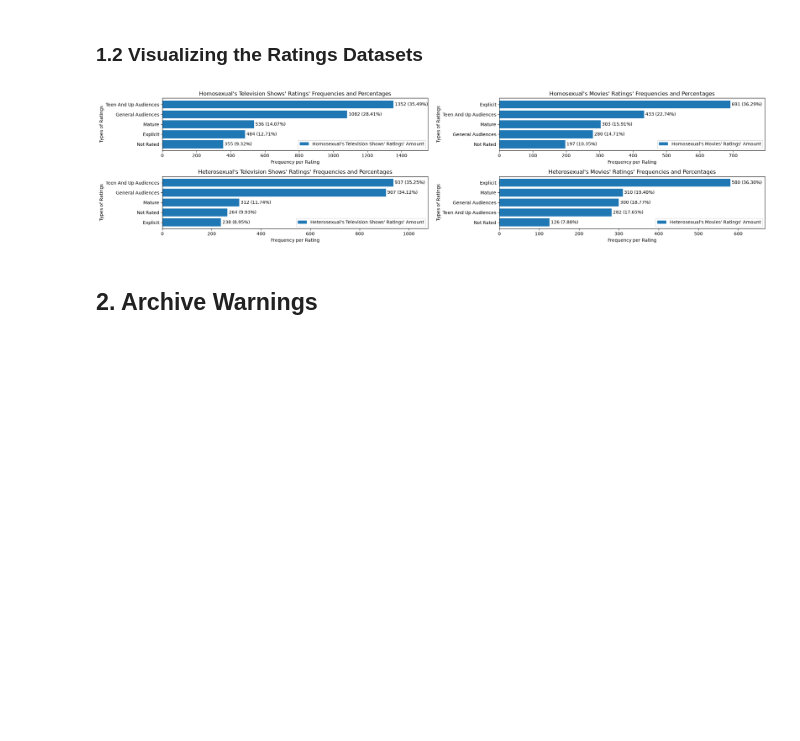
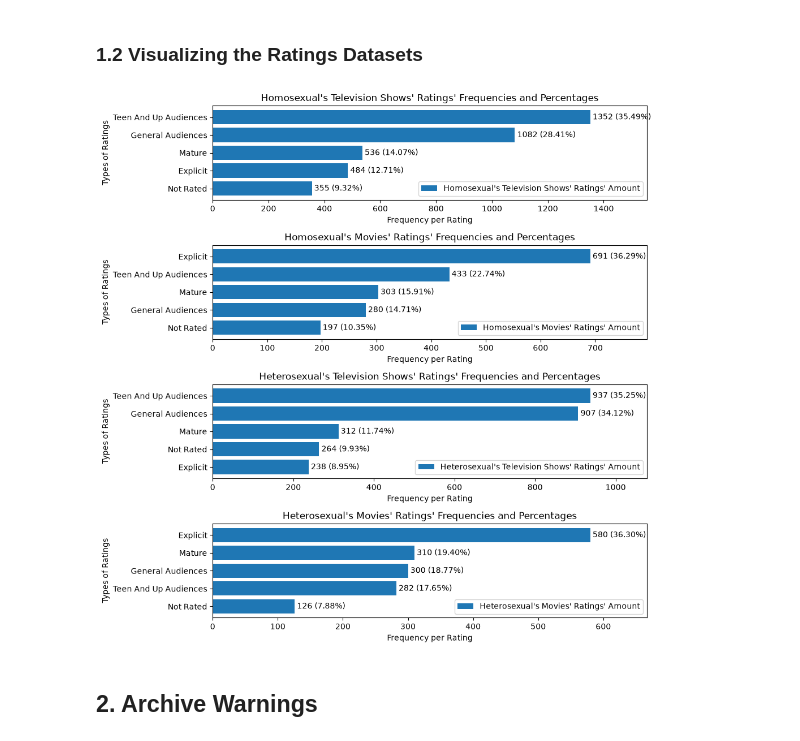
Before and after one commit to Cameron-Meinsma/ma_dh_thesis_v2, a Jupyter notebook: sub_rq_2.ipynb, the cells around one changed output. Saved outputs shown, nothing was run; the diff lists cells and outputs as text; code cells hidden in the pictures; blank space fills up the shorter version.

Commit message:
Changed stacking of the graphs

```diff
--- a/sub_rq_2.ipynb
+++ b/sub_rq_2.ipynb
@@ -160,12 +160,12 @@ N = len(df_ratings_ff_mm_tv["Rating"]) # Amount of groups
 width = 0.8 # Width of the bars
 ind = np.arange(N) # Position of the bars on x-axis
 
-fig, ax = plt.subplots(2, 2, figsize=(21, 5)) # Set figure size
+fig, ax = plt.subplots(4, 1, figsize=(10, 10)) # Set figure size
 
 # Filtered by F/F + M/M
 # Plot a horizontal bar plot
-p1 = ax[0, 0].barh(ind, df_ratings_ff_mm_tv["Homosexual Television Show Freq"], width, label="Homosexual's Television Shows' Ratings' Amount")
-p2 = ax[0, 1].barh(ind, df_ratings_ff_mm_film["Homosexual Movie Freq"], width, label="Homosexual's Movies' Ratings' Amount")
+p1 = ax[0].barh(ind, df_ratings_ff_mm_tv["Homosexual Television Show Freq"], width, label="Homosexual's Television Shows' Ratings' Amount")
+p2 = ax[1].barh(ind, df_ratings_ff_mm_film["Homosexual Movie Freq"], width, label="Homosexual's Movies' Ratings' Amount")
 
 # Combine the Frequencies and %
 ff_mm_labels_tv = [
@@ -184,78 +184,78 @@ ff_mm_labels_film = [
 ]
 
 #labels
-ax[0, 0].yaxis.set_inverted(True)  # arrange data from top to bottom
-ax[0, 0].set_xlabel('Frequency per Rating')
-ax[0, 0].set_title('Homosexual\'s Television Shows\' Ratings\' Frequencies and Percentages')
-ax[0, 0].set_ylabel('Types of Ratings')
-ax[0, 0].set_yticks(ind)
-ax[0, 0].set_yticklabels(df_ratings_ff_mm_tv['Rating'])
-ax[0, 0].legend(loc='best')
+ax[0].yaxis.set_inverted(True)  # arrange data from top to bottom
+ax[0].set_xlabel('Frequency per Rating')
+ax[0].set_title('Homosexual\'s Television Shows\' Ratings\' Frequencies and Percentages')
+ax[0].set_ylabel('Types of Ratings')
+ax[0].set_yticks(ind)
+ax[0].set_yticklabels(df_ratings_ff_mm_tv['Rating'])
+ax[0].legend(loc='best')
 
-ax[0, 1].yaxis.set_inverted(True)  # arrange data from top to bottom
-ax[0, 1].set_xlabel('Frequency per Rating')
-ax[0, 1].set_title('Homosexual\'s Movies\' Ratings\' Frequencies and Percentages')
-ax[0, 1].set_ylabel('Types of Ratings')
-ax[0, 1].set_yticks(ind)
-ax[0, 1].set_yticklabels(df_ratings_ff_mm_film['Rating'])
-ax[0, 1].legend(loc='best')
+ax[1].yaxis.set_inverted(True)  # arrange data from top to bottom
+ax[1].set_xlabel('Frequency per Rating')
+ax[1].set_title('Homosexual\'s Movies\' Ratings\' Frequencies and Percentages')
+ax[1].set_ylabel('Types of Ratings')
+ax[1].set_yticks(ind)
+ax[1].set_yticklabels(df_ratings_ff_mm_film['Rating'])
+ax[1].legend(loc='best')
 
-ax[0, 0].bar_label(p1, labels=ff_mm_labels_tv, padding=3)
-ax[0, 1].bar_label(p2, labels=ff_mm_labels_film, padding=3)
+ax[0].bar_label(p1, labels=ff_mm_labels_tv, padding=3)
+ax[1].bar_label(p2, labels=ff_mm_labels_film, padding=3)
 
 # Add space for the labels
-ax[0, 0].set_xlim(right=df_ratings_ff_mm_tv["Homosexual Television Show Freq"].max() * 1.15)
-ax[0, 1].set_xlim(right=df_ratings_ff_mm_film["Homosexual Movie Freq"].max() * 1.15)
+ax[0].set_xlim(right=df_ratings_ff_mm_tv["Homosexual Television Show Freq"].max() * 1.15)
+ax[1].set_xlim(right=df_ratings_ff_mm_film["Homosexual Movie Freq"].max() * 1.15)
 
 # Filtered by F/M
 # Plot a horizontal bar plot
-p1 = ax[1, 0].barh(ind, df_ratings_fm_tv["Heterosexual Television Show Freq"], width, label="Heterosexual's Television Shows' Ratings' Amount")
-p2 = ax[1, 1].barh(ind, df_ratings_fm_film["Heterosexual Movie Freq"], width, label="Heterosexual's Movies' Ratings' Amount")
+p1 = ax[2].barh(ind, df_ratings_fm_tv["Heterosexual Television Show Freq"], width, label="Heterosexual's Television Shows' Ratings' Amount")
+p2 = ax[3].barh(ind, df_ratings_fm_film["Heterosexual Movie Freq"], width, label="Heterosexual's Movies' Ratings' Amount")
 
 # Combine the Frequencies and %
 fm_labels_tv = [
     f"{freq} ({pct:.2f}%)"
     for freq, pct in zip(
         df_ratings_fm_tv["Heterosexual Television Show Freq"],
         df_ratings_fm_tv["Heterosexual Television Show %"]
     )
 ]
 fm_labels_film = [
     f"{freq} ({pct:.2f}%)"
     for freq, pct in zip(
         df_ratings_fm_film["Heterosexual Movie Freq"],
         df_ratings_fm_film["Heterosexual Movie %"]
     )
 ]
 
 #labels
-ax[1, 0].yaxis.set_inverted(True)  # arrange data from top to bottom
-ax[1, 0].set_xlabel('Frequency per Rating')
-ax[1, 0].set_title('Heterosexual\'s Television Shows\' Ratings\' Frequencies and Percentages')
-ax[1, 0].set_ylabel('Types of Ratings')
-ax[1, 0].set_yticks(ind)
-ax[1, 0].set_yticklabels(df_ratings_fm_tv['Rating'])
-ax[1, 0].legend(loc='best')
+ax[2].yaxis.set_inverted(True)  # arrange data from top to bottom
+ax[2].set_xlabel('Frequency per Rating')
+ax[2].set_title('Heterosexual\'s Television Shows\' Ratings\' Frequencies and Percentages')
+ax[2].set_ylabel('Types of Ratings')
+ax[2].set_yticks(ind)
+ax[2].set_yticklabels(df_ratings_fm_tv['Rating'])
+ax[2].legend(loc='best')
 
-ax[1, 1].yaxis.set_inverted(True)  # arrange data from top to bottom
-ax[1, 1].set_xlabel('Frequency per Rating')
-ax[1, 1].set_title('Heterosexual\'s Movies\' Ratings\' Frequencies and Percentages')
-ax[1, 1].set_ylabel('Types of Ratings')
-ax[1, 1].set_yticks(ind)
-ax[1, 1].set_yticklabels(df_ratings_fm_film['Rating'])
-ax[1, 1].legend(loc='best')
+ax[3].yaxis.set_inverted(True)  # arrange data from top to bottom
+ax[3].set_xlabel('Frequency per Rating')
+ax[3].set_title('Heterosexual\'s Movies\' Ratings\' Frequencies and Percentages')
+ax[3].set_ylabel('Types of Ratings')
+ax[3].set_yticks(ind)
+ax[3].set_yticklabels(df_ratings_fm_film['Rating'])
+ax[3].legend(loc='best')
 
-ax[1, 0].bar_label(p1, labels=fm_labels_tv, padding=3)
-ax[1, 1].bar_label(p2, labels=fm_labels_film, padding=3)
+ax[2].bar_label(p1, labels=fm_labels_tv, padding=3)
+ax[3].bar_label(p2, labels=fm_labels_film, padding=3)
 
 # Add space for the labels
-ax[1, 0].set_xlim(right=df_ratings_fm_tv["Heterosexual Television Show Freq"].max() * 1.15)
-ax[1, 1].set_xlim(right=df_ratings_fm_film["Heterosexual Movie Freq"].max() * 1.15)
+ax[2].set_xlim(right=df_ratings_fm_tv["Heterosexual Television Show Freq"].max() * 1.15)
+ax[3].set_xlim(right=df_ratings_fm_film["Heterosexual Movie Freq"].max() * 1.15)
 
 plt.tight_layout()
 plt.show()
 # %% [output]
-[figure, old version]
+[figure, new version]
 # %% [markdown]
 ## 2. Archive Warnings
 # %% [markdown]
```
Also changed, not shown: parts of 3 cells of this notebook, 5 other files.
